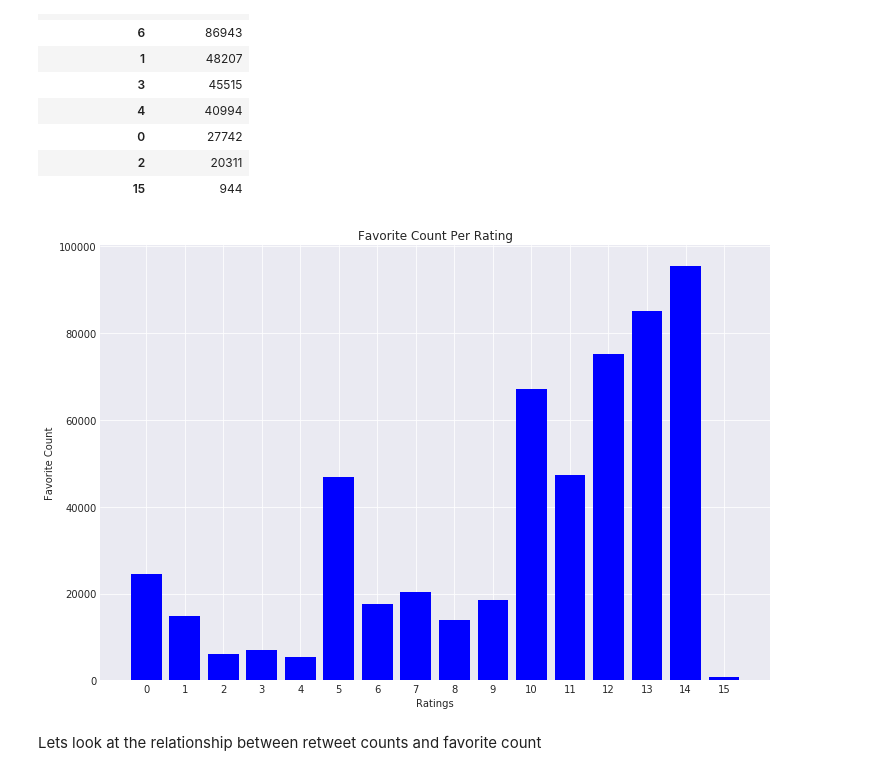
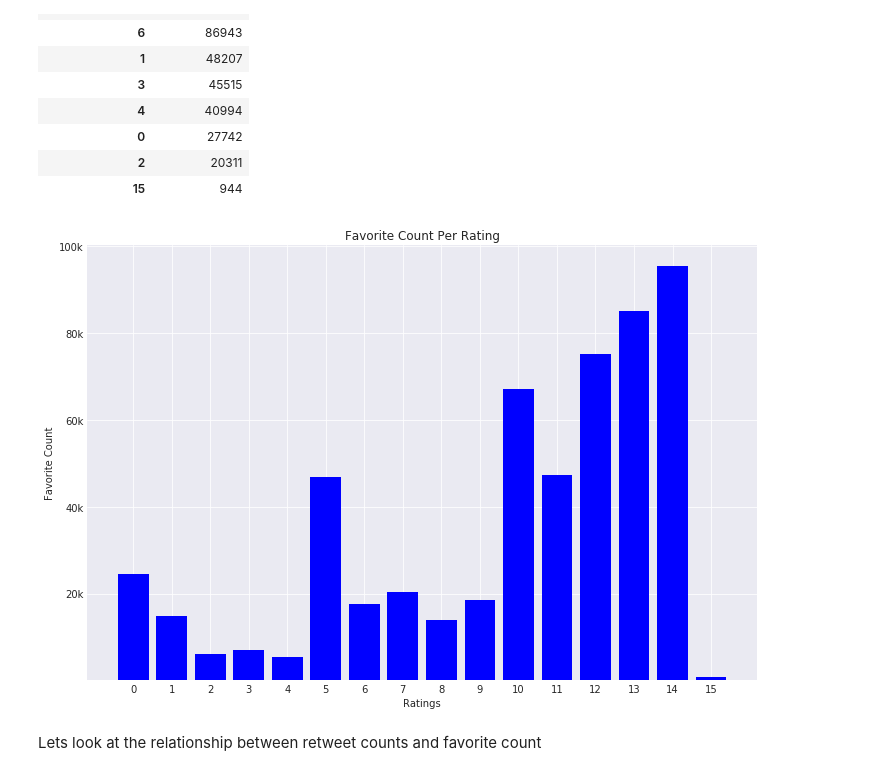
Before and after one commit to yaswaz/twitter_api, a Jupyter notebook: wrangle_act.ipynb, the cells around one changed output. Drawn from its saved outputs; the diff is of its cells as text; code cells hidden in the pictures.

Commit message:
Refactor: Commit adds x and yticks to barcharts

```diff
--- a/wrangle_act.ipynb
+++ b/wrangle_act.ipynb
@@ -1526,14 +1528,15 @@ twitter_archive_master.groupby(['rating_numerator']).sum()[['favorite_count']].s
 # %%
 # Plot Bar Chart
 plt.figure(figsize=(12, 8))
 plt.bar("rating_numerator", "favorite_count", data = twitter_archive_master, color = "blue")
 plt.xlabel("Ratings")
 plt.ylabel("Favorite Count")
 plt.title("Favorite Count Per Rating")
 plt.xticks(np.arange(0, 16, step=1))
+plt.yticks([20000, 40000, 60000, 80000, 100000], ['20k', '40k', '60k', '80k', '100k'])
 plt.show();
 # %% [output]
-[figure, old version]
+[figure, new version]
 # %% [markdown]
 Lets look at the relationship between retweet counts and favorite count
 # %%
```
Also changed, not shown: parts of 11 cells of this notebook.
